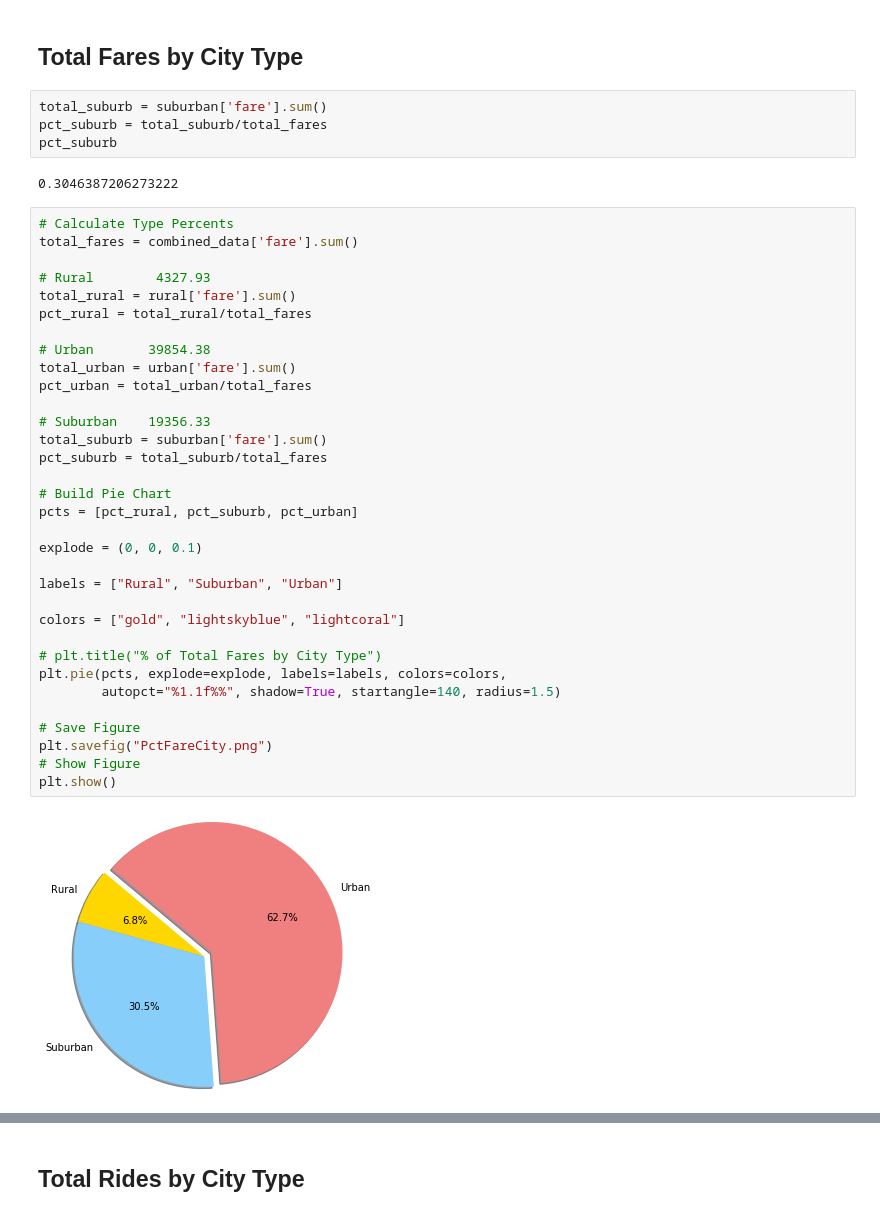
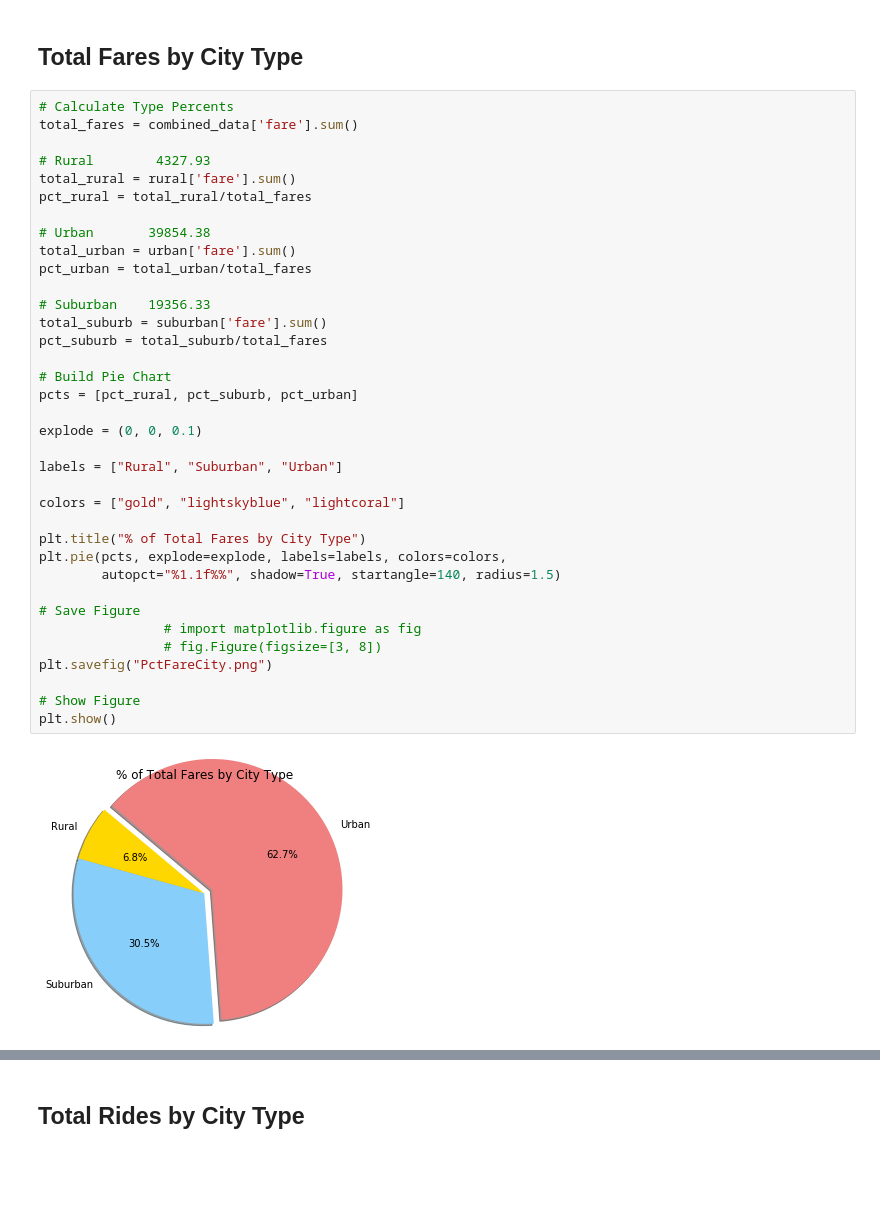
Before and after one commit to bmckelv30/RideShare_Analysis, a Jupyter notebook: pyber_bm.ipynb, the cells around one changed output, grey strips where cells are left out. Drawn from its saved outputs; the diff is of its cells as text; blank space fills up the shorter version.

```diff
--- a/pyber_bm.ipynb
+++ b/pyber_bm.ipynb
@@ -94,43 +87,40 @@ plt.show()
 # %% [markdown]
 ## Total Fares by City Type
-# %%
-total_suburb = suburban['fare'].sum()
-pct_suburb = total_suburb/total_fares
-pct_suburb
-# %% [output]
-0.3046387206273222
 # %%
 # Calculate Type Percents
 total_fares = combined_data['fare'].sum()
 
 # Rural        4327.93
 total_rural = rural['fare'].sum()
 pct_rural = total_rural/total_fares
 
 # Urban       39854.38
 total_urban = urban['fare'].sum()
 pct_urban = total_urban/total_fares
 
 # Suburban    19356.33
 total_suburb = suburban['fare'].sum()
 pct_suburb = total_suburb/total_fares
 
 # Build Pie Chart
 pcts = [pct_rural, pct_suburb, pct_urban]
 
 explode = (0, 0, 0.1)
 
 labels = ["Rural", "Suburban", "Urban"]
 
 colors = ["gold", "lightskyblue", "lightcoral"]
 
-# plt.title("% of Total Fares by City Type")
+plt.title("% of Total Fares by City Type")
 plt.pie(pcts, explode=explode, labels=labels, colors=colors,
         autopct="%1.1f%%", shadow=True, startangle=140, radius=1.5)
 
 # Save Figure
+                # import matplotlib.figure as fig
+                # fig.Figure(figsize=[3, 8])
 plt.savefig("PctFareCity.png")
+
 # Show Figure
 plt.show()
 # %% [output]
-[figure, old version]
+[figure, new version]
```
Also changed, not shown: parts of 13 cells of this notebook.
